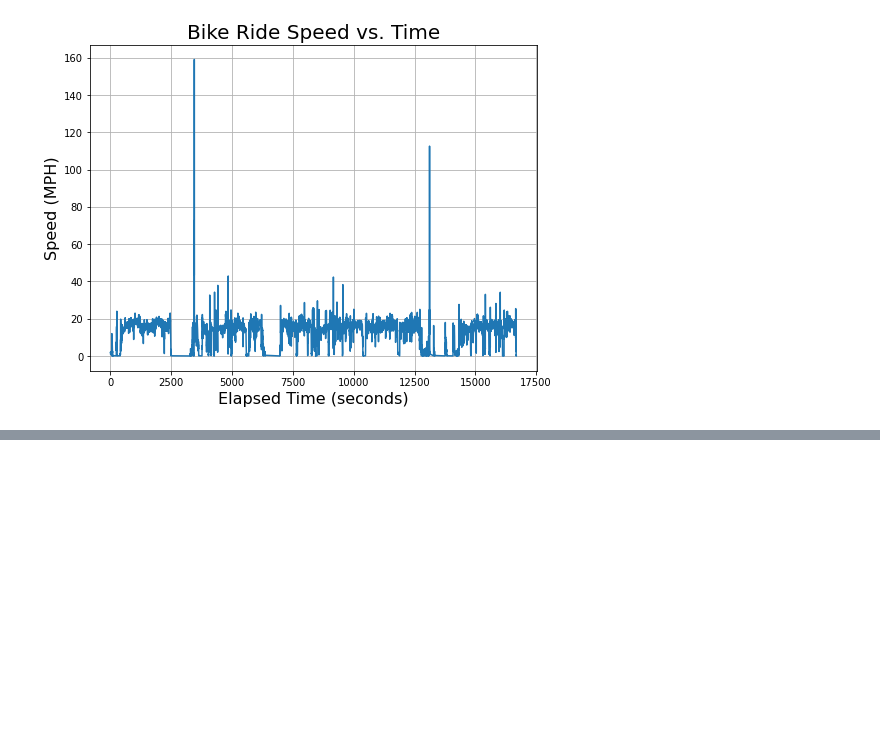
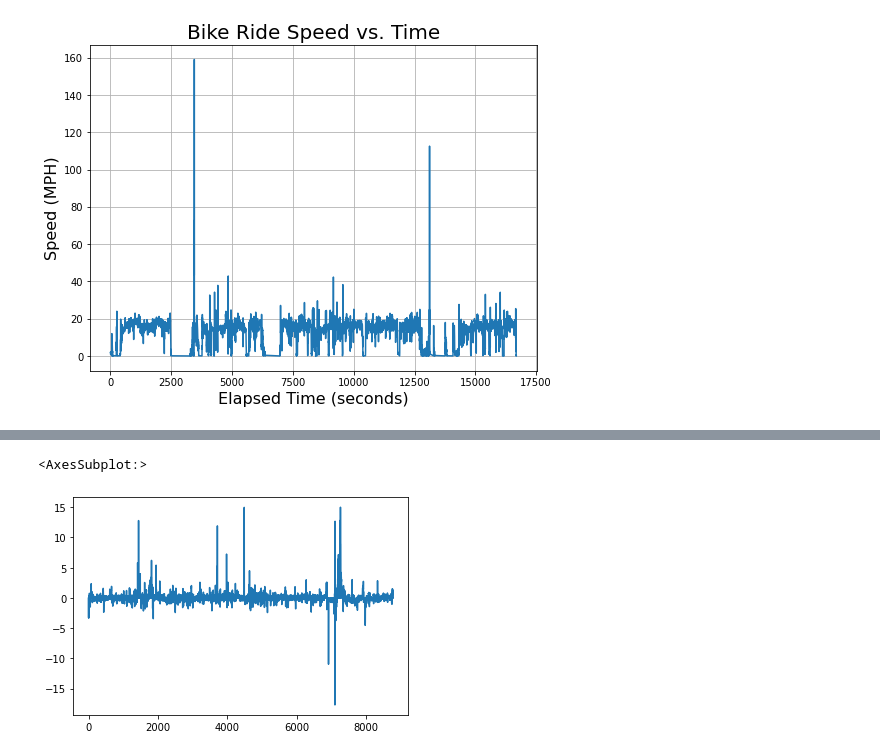
Before and after one commit to ericbauer55/strava-eda, a Jupyter notebook: notebooks/1c. Basic Enrichments.ipynb, the cells around one changed output, grey strips where cells are left out. Cells and saved outputs as stored; diff of their text form; code cells hidden in the pictures; blank space fills up the shorter version.

Commit message:
grade calculation completed

```diff
--- a/notebooks/1c. Basic Enrichments.ipynb
+++ b/notebooks/1c. Basic Enrichments.ipynb
@@ -99,0 +106,16 @@ _ = plt.grid()
+# %%
+def compute_grade(df):
+    df = df.copy()
+
+    # create an elevation difference
+    feet_to_miles = 1.0 / 5280.0
+    df['ele_diff'] = df['elevation'].diff() * feet_to_miles
+
+    # create the grade column as a percent
+    df['grade'] = 100.0 * (df['ele_diff'] / df['distance'])
+    return df['grade']
+# %%
+compute_grade(df).plot()
+# %% [output]
+<AxesSubplot:>
+[figure, added]
```
Also changed, not shown: parts of 2 cells of this notebook.
